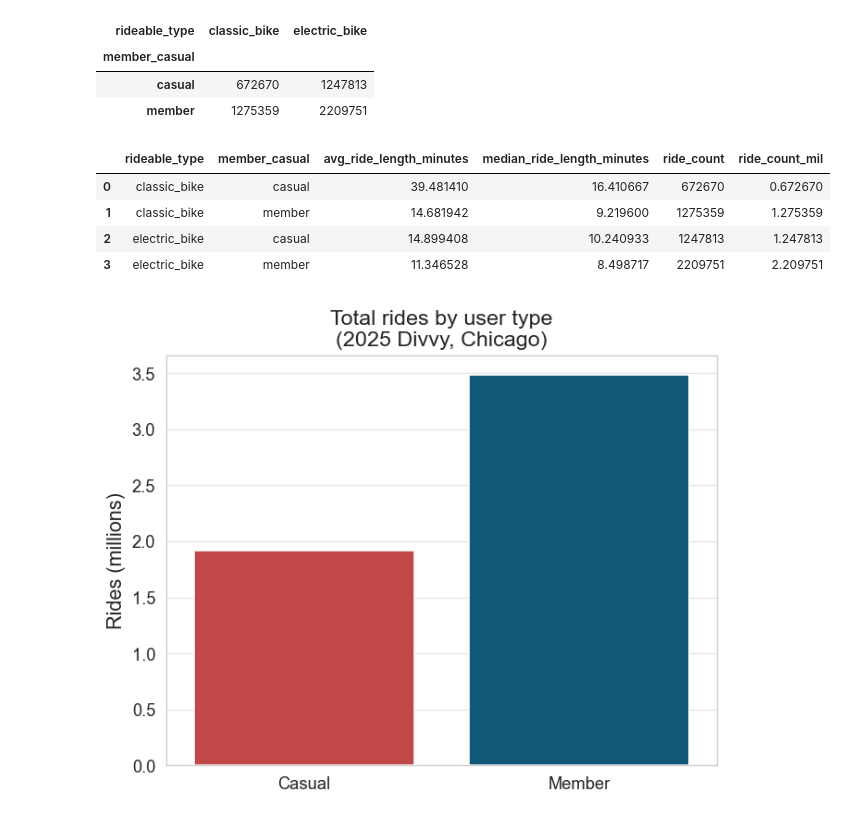
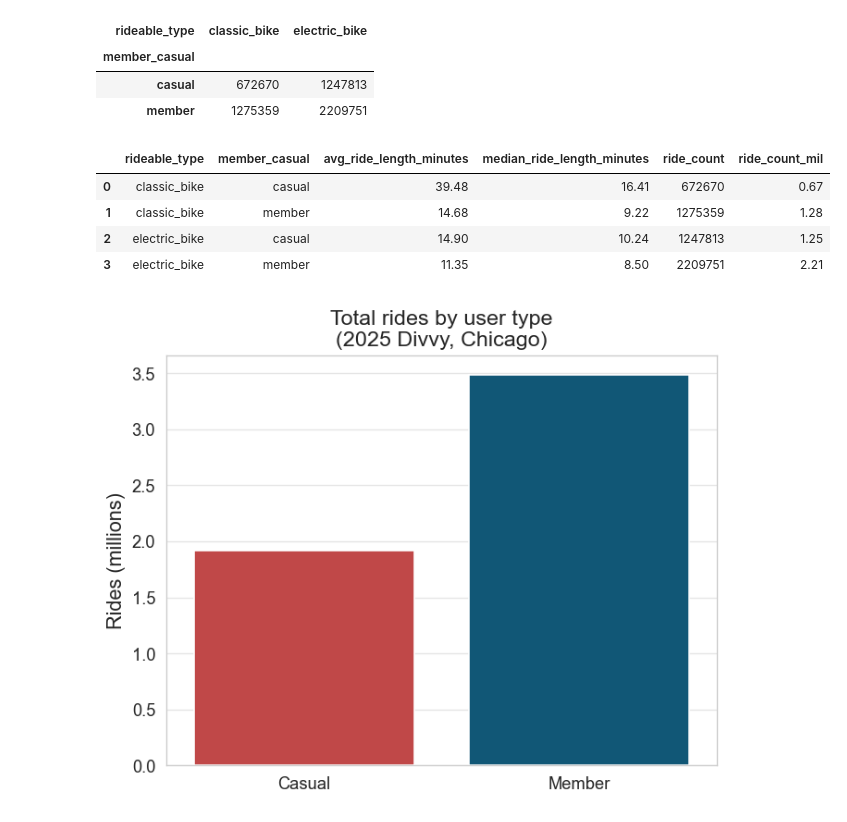
Before and after one commit to danny-hered/divvy-2025-analysis, a Jupyter notebook: report.ipynb, the cells around one changed output. Drawn from its saved outputs; the diff is of its cells as text; code cells hidden in the pictures.

```diff
--- a/report.ipynb
+++ b/report.ipynb
@@ -138,19 +138,19 @@ df.groupby(['member_casual', 'rideable_type'])['ride_id'].count().unstack()
 # %%
 ride_stats = df.groupby(['rideable_type', 'member_casual'], as_index=False).agg(
     avg_ride_length_minutes =('ride_length_minutes', 'mean'),
     median_ride_length_minutes=('ride_length_minutes', 'median'),
     ride_count=('ride_id','count')
 )
 
 
 ride_stats['ride_count_mil']= ride_stats['ride_count']/1000000
-ride_stats.head()
+ride_stats.head().round(2)
 # %% [output]
 |  | rideable_type | member_casual | avg_ride_length_minutes | median_ride_length_minutes | ride_count | ride_count_mil |
-| 0 | classic_bike | casual | 39.481410 | 16.410667 | 672670 | 0.672670 |
-| 1 | classic_bike | member | 14.681942 | 9.219600 | 1275359 | 1.275359 |
-| 2 | electric_bike | casual | 14.899408 | 10.240933 | 1247813 | 1.247813 |
-| 3 | electric_bike | member | 11.346528 | 8.498717 | 2209751 | 2.209751 |
+| 0 | classic_bike | casual | 39.48 | 16.41 | 672670 | 0.67 |
+| 1 | classic_bike | member | 14.68 | 9.22 | 1275359 | 1.28 |
+| 2 | electric_bike | casual | 14.90 | 10.24 | 1247813 | 1.25 |
+| 3 | electric_bike | member | 11.35 | 8.50 | 2209751 | 2.21 |
 # %%
 ride_counts = df.groupby(['member_casual'], as_index=False).agg(
     ride_count=('ride_id','count')
```
Also changed, not shown: parts of 7 cells of this notebook, 2 other files.
